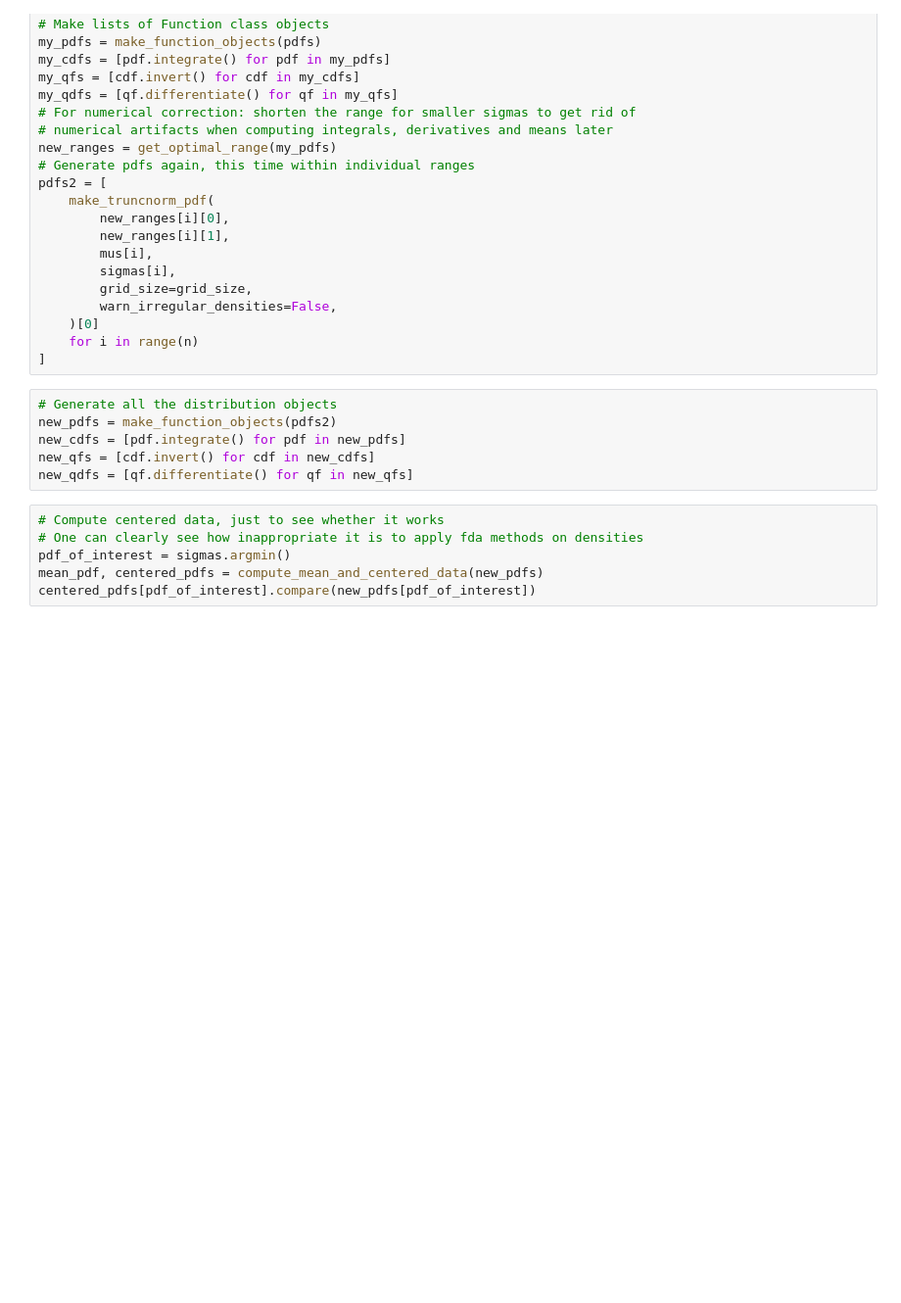
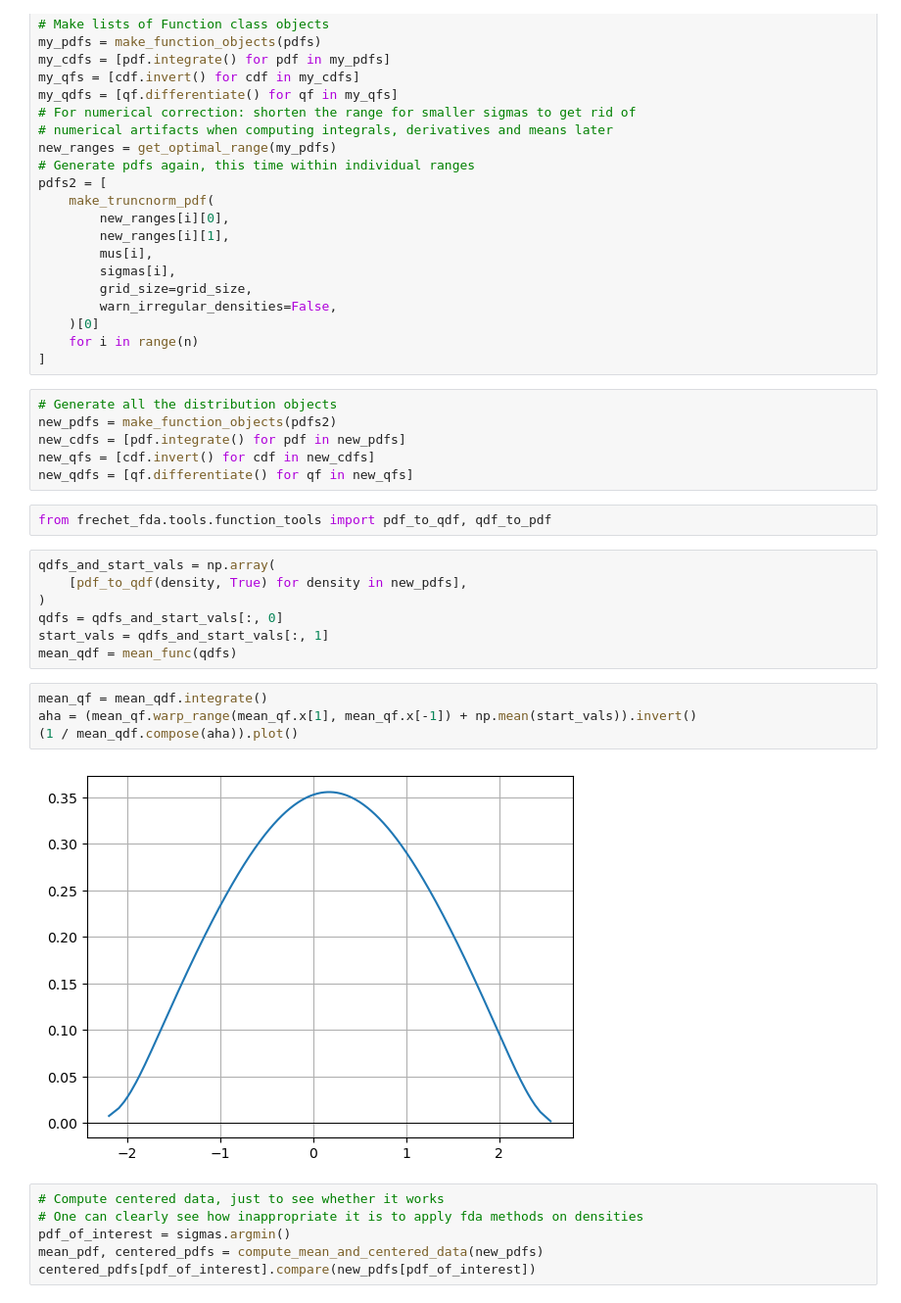
Before and after one commit to mirkimirk/thesis_frechet_fda, a Jupyter notebook: src/frechet_fda/reproduction_petersen2016.ipynb, the cells around one changed output. Shown at 98% size. Drawn from its saved outputs; the diff is of its cells as text; blank space fills up the shorter version.

Commit message:
Started correcting computation of integral of qdf.

```diff
--- a/src/frechet_fda/reproduction_petersen2016.ipynb
+++ b/src/frechet_fda/reproduction_petersen2016.ipynb
@@ -69,6 +69,21 @@ new_pdfs = make_function_objects(pdfs2)
 new_cdfs = [pdf.integrate() for pdf in new_pdfs]
 new_qfs = [cdf.invert() for cdf in new_cdfs]
 new_qdfs = [qf.differentiate() for qf in new_qfs]
+# %%
+from frechet_fda.tools.function_tools import pdf_to_qdf, qdf_to_pdf
+# %%
+qdfs_and_start_vals = np.array(
+    [pdf_to_qdf(density, True) for density in new_pdfs],
+)
+qdfs = qdfs_and_start_vals[:, 0]
+start_vals = qdfs_and_start_vals[:, 1]
+mean_qdf = mean_func(qdfs)
+# %%
+mean_qf = mean_qdf.integrate()
+aha = (mean_qf.warp_range(mean_qf.x[1], mean_qf.x[-1]) + np.mean(start_vals)).invert()
+(1 / mean_qdf.compose(aha)).plot()
+# %% [output]
+[figure, added]
 # %%
 # Compute centered data, just to see whether it works
 # One can clearly see how inappropriate it is to apply fda methods on densities
```
Also changed, not shown: parts of 7 cells of this notebook, 2 other files.
